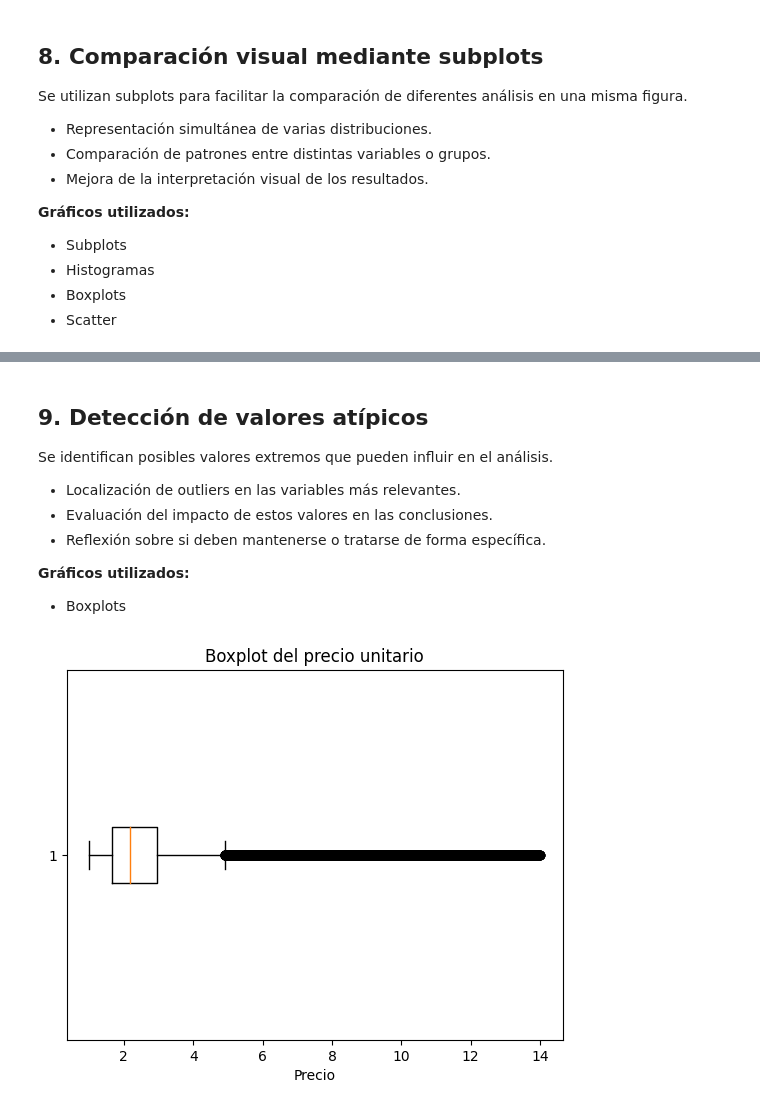
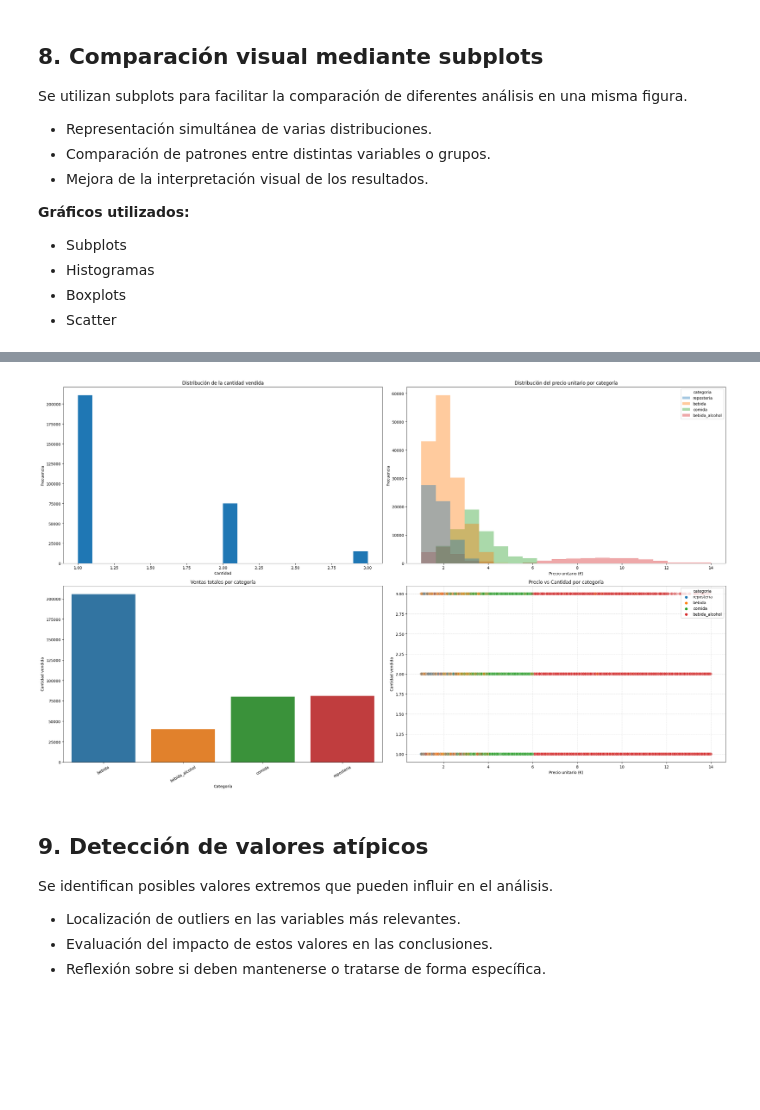
Before and after one commit to IbaiGarcia13/RETO2-G2-Cafeteria, a Jupyter notebook: RETO/RETO.ipynb, the cells around one changed output, grey strips where cells are left out. Drawn from its saved outputs; the diff is of its cells as text; code cells hidden in the pictures; blank space fills up the shorter version.

```diff
--- a/RETO/RETO.ipynb
+++ b/RETO/RETO.ipynb
@@ -341,3 +317,69 @@ plt.show()
+# %%
+import seaborn as sns
+import matplotlib.pyplot as plt
+from matplotlib.ticker import MaxNLocator
+
+ventas_categoria = (
+    df.groupby("categoria")["cantidad"]
+    .sum()
+    .reset_index()
+)
+
+plt.figure(figsize=(25, 15))
+
+# 1️⃣ Histograma de cantidad (Matplotlib)
+plt.subplot(2, 2, 1)
+plt.hist(df["cantidad"], bins=20)
+plt.title("Distribución de la cantidad vendida")
+plt.xlabel("Cantidad")
+plt.ylabel("Frecuencia")
+
+# 2️⃣ Histograma de precios por categoría (Seaborn)
+plt.subplot(2, 2, 2)
+sns.histplot(
+    data=df,
+    x="precio_unitario",
+    hue="categoria",
+    bins=20,
+    multiple="layer",
+    alpha=0.4,
+    edgecolor='none'
+)
+plt.title("Distribución del precio unitario por categoría")
+plt.xlabel("Precio unitario (€)")
+plt.ylabel("Frecuencia")
+
+# 3️⃣ Barras por categoría (Seaborn)
+plt.subplot(2, 2, 3)
+sns.barplot(
+    data=ventas_categoria,
+    x="categoria",
+    y="cantidad"
+)
+plt.title("Ventas totales por categoría")
+plt.xlabel("Categoría")
+plt.ylabel("Cantidad vendida")
+plt.xticks(rotation=30)
+
+# 4️⃣ Scatter por categoría (Seaborn)
+plt.subplot(2, 2, 4)
+sns.scatterplot(
+    data=df,
+    x="precio_unitario",
+    y="cantidad",
+    hue="categoria",
+    alpha=0.35,
+    s=60
+)
+plt.title("Precio vs Cantidad por categoría")
+plt.xlabel("Precio unitario (€)")
+plt.ylabel("Cantidad vendida")
+plt.grid(True, linestyle="--", alpha=0.4)
+
+plt.tight_layout()
+plt.show()
+# %% [output]
+[figure, added]
 # %% [markdown]
 ## **9. Detección de valores atípicos**
 
@@ -346,13 +388,3 @@ Se identifican posibles valores extremos que pueden influir en el análisis.
 - Localización de outliers en las variables más relevantes.
 - Evaluación del impacto de estos valores en las conclusiones.
 - Reflexión sobre si deben mantenerse o tratarse de forma específica.
-
-**Gráficos utilizados:**
-- Boxplots
-# %%
-plt.boxplot(df["precio_unitario"], vert=False)
-plt.title("Boxplot del precio unitario")
-plt.xlabel("Precio")
-plt.show()
-# %% [output]
-[figure, removed]
```
Also changed, not shown: parts of 13 cells of this notebook.
